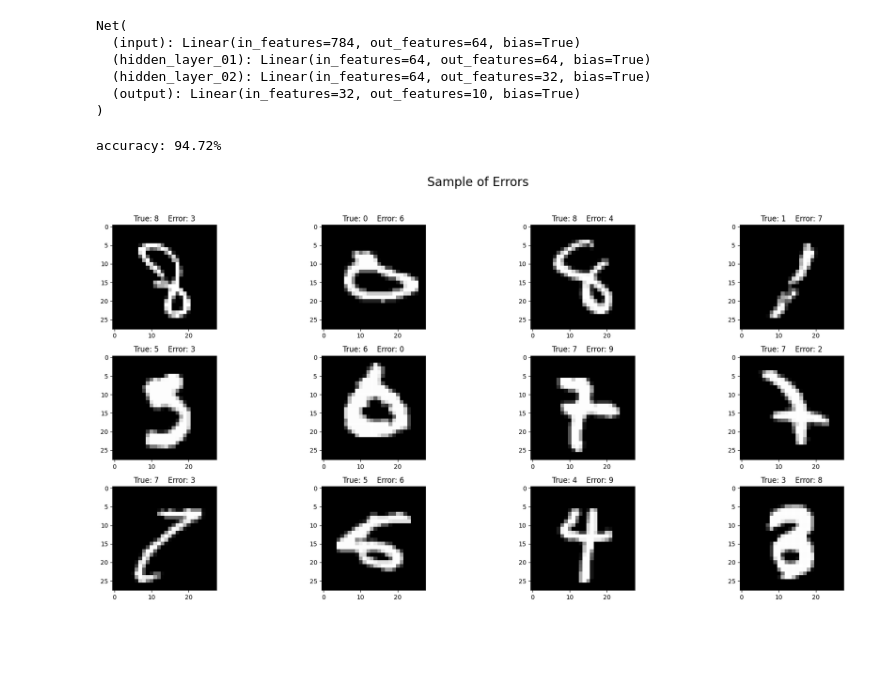
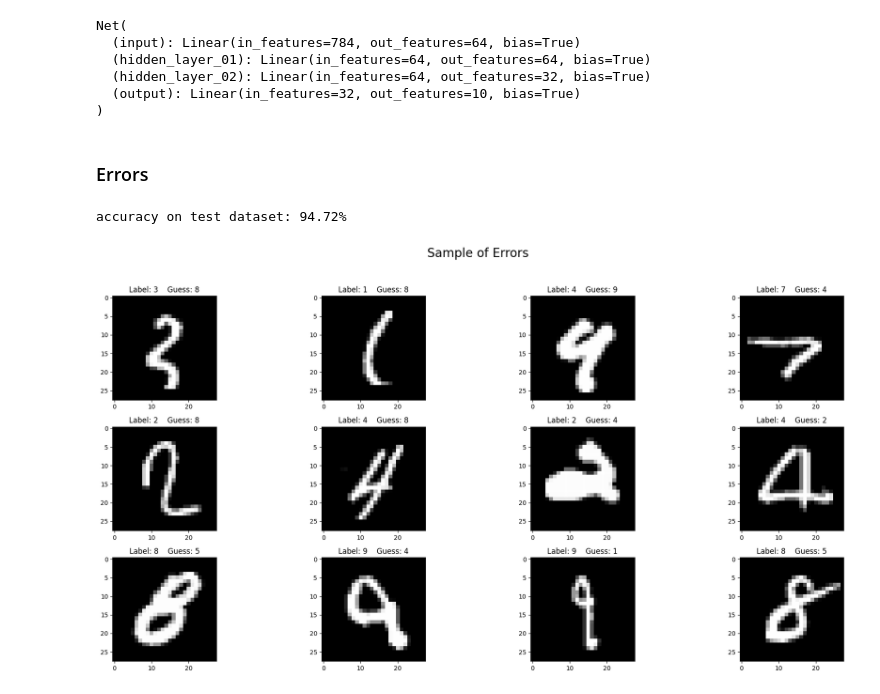
Before and after one commit to rzadrzi/deep-learning-pytorch, a Jupyter notebook: ANN/mnist.ipynb, the cells around one changed output. Saved outputs shown, nothing was run; the diff lists cells and outputs as text; code cells hidden in the pictures; blank space fills up the shorter version.

Commit message:
ANN Model
MNIST dataset

python file created

```diff
--- a/ANN/mnist.ipynb
+++ b/ANN/mnist.ipynb
@@ -268,26 +287,27 @@ Net(
 # %%
 X, y = next(iter(test_loader))
 yHat = mnist_model(X)
+# %% [markdown]
+### Errors
 # %%
 errors = np.where(torch.max(yHat, axis=1)[1] != y)[0]
+print("accuracy on test dataset: {}%".format(100 - (errors.shape[0]/y.shape[0])*100))
+# %% [output]
+accuracy on test dataset: 94.72%
-# %%
-print("accuracy: {}%".format(100 - (errors.shape[0]/y.shape[0])*100))
-# %% [output]
-accuracy: 94.72%
 # %%
 fig, axs = plt.subplots(3, 4, figsize=(20,10))
 
 for ax in axs.flatten():
     random_index = np.random.randint(0, errors.shape[0])
     error_index = errors[random_index]
 
     image, label = test_data[error_index]
     guess = torch.max(yHat, axis=1)[1][error_index]
 
     ax.imshow(image.numpy()[0], cmap='gray')
-    ax.set_title('True: {}    Error: {}'.format(label, guess))
+    ax.set_title('Label: {}    Guess: {}'.format(label, guess))
 plt.suptitle('Sample of Errors',fontsize=20)
 plt.tight_layout(rect=[0,0,1,.95])
 plt.show()
 # %% [output]
-[figure, old version]
+[figure, new version]
```
Also changed, not shown: parts of 13 cells of this notebook, 1 other file.
